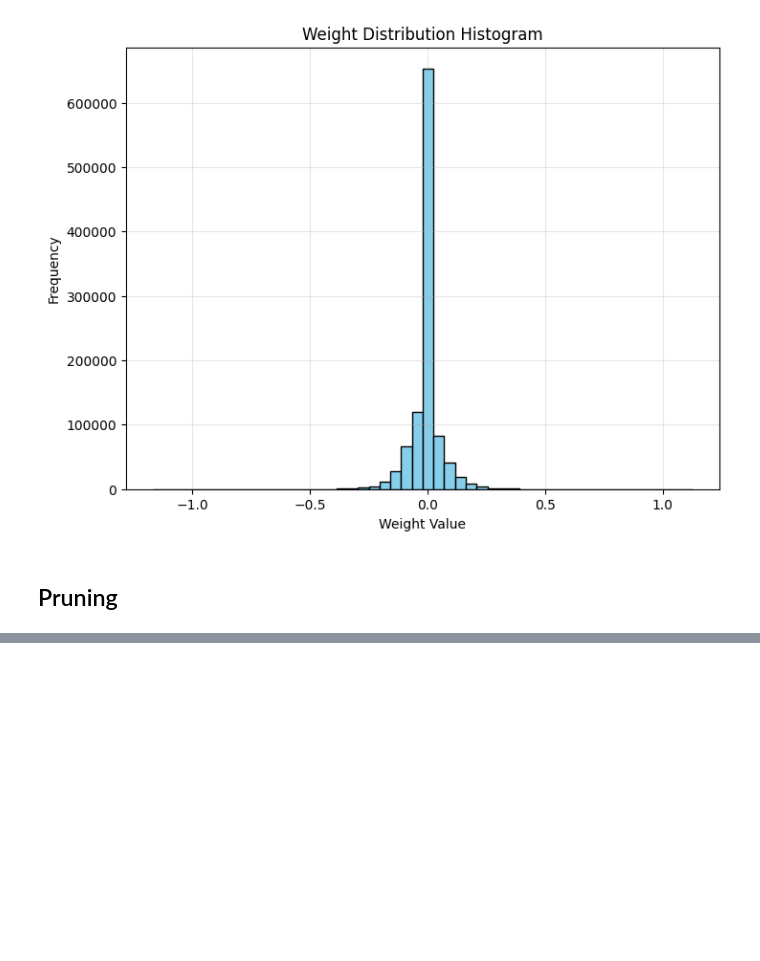
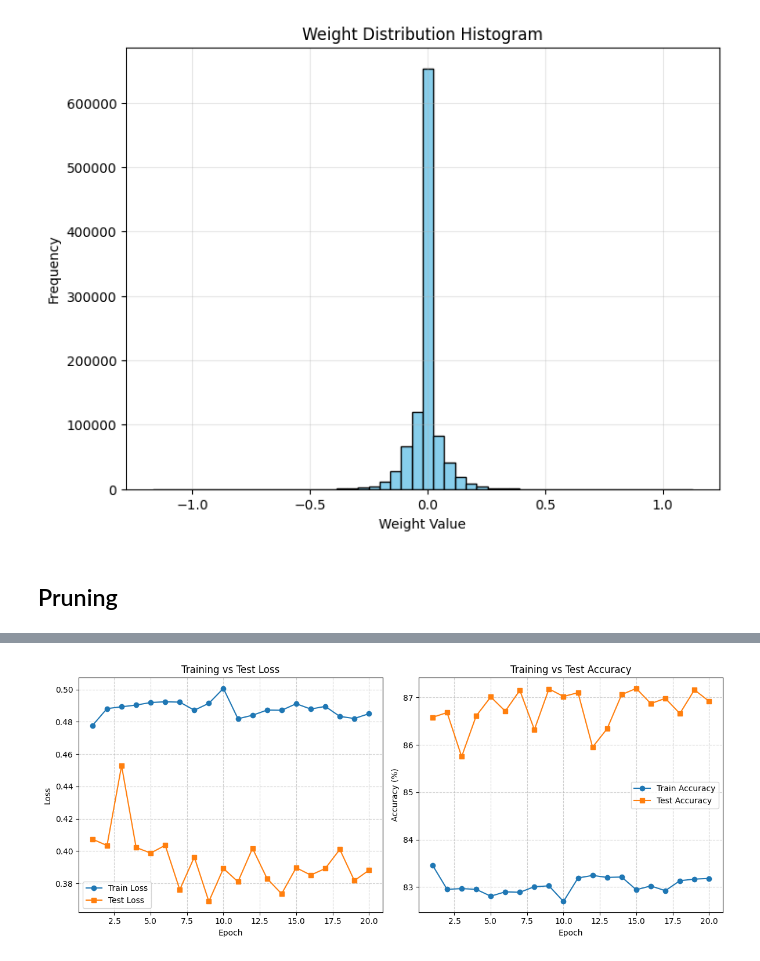
Before and after one commit to kkodachi/EE599-Project, a Jupyter notebook: alexnet/alexnet.ipynb, the cells around one changed output, grey strips where cells are left out. Saved outputs shown, nothing was run; the diff lists cells and outputs as text; code cells hidden in the pictures; blank space fills up the shorter version.

Commit message:
need final accuracy on alexnet quantized

```diff
--- a/alexnet/alexnet.ipynb
+++ b/alexnet/alexnet.ipynb
@@ -208,0 +261,31 @@ for p, metrics in results:
+# %%
+import torch
+from torch.ao.quantization import get_default_qat_qconfig
+from torch.ao.quantization.quantize_fx import prepare_qat_fx, convert_fx
+
+model_qat = AlexNetCIFAR10()
+model_qat.load_model("alexnet_p70.pth", device='cpu')
+model_qat.eval()
+
+# # example input for FX tracing
+# example_inputs = (torch.randn(1, 3, 32, 32, device='cpu'),)
+
+# # QAT config dictionary, default 8-bit symmetric QAT
+# qconfig_dict = {"": get_default_qat_qconfig('fbgemm')}
+
+# # prepare the model for QAT
+# model_qat_prepared = prepare_qat_fx(model_qat, qconfig_dict, example_inputs=example_inputs)
+
+# model_qat_prepared.to(device)
+# model_qat_prepared.train()
+
+model_qat.qconfig = tq.get_default_qat_qconfig("fbgemm")
+
+print(model_qat.qconfig)
+
+# Prepare QAT (adds fake quantizers)
+model_qat.train()
+tq.prepare_qat(model_qat, inplace=True)
+
+
+model_qat.to(device)
@@ -208,0 +318,2 @@ for p, metrics in results:
+# %%
+qat_metrics = helper.train_model(model=model_qat,train_loader=train_loader,test_loader=test_loader,device=device,epochs=20)
@@ -208,0 +341,4 @@ for p, metrics in results:
+# %%
+helper.plot_metrics(qat_metrics)
+# %% [output]
+[figure, added]
```
Also changed, not shown: parts of 12 cells of this notebook, 7 other files.
